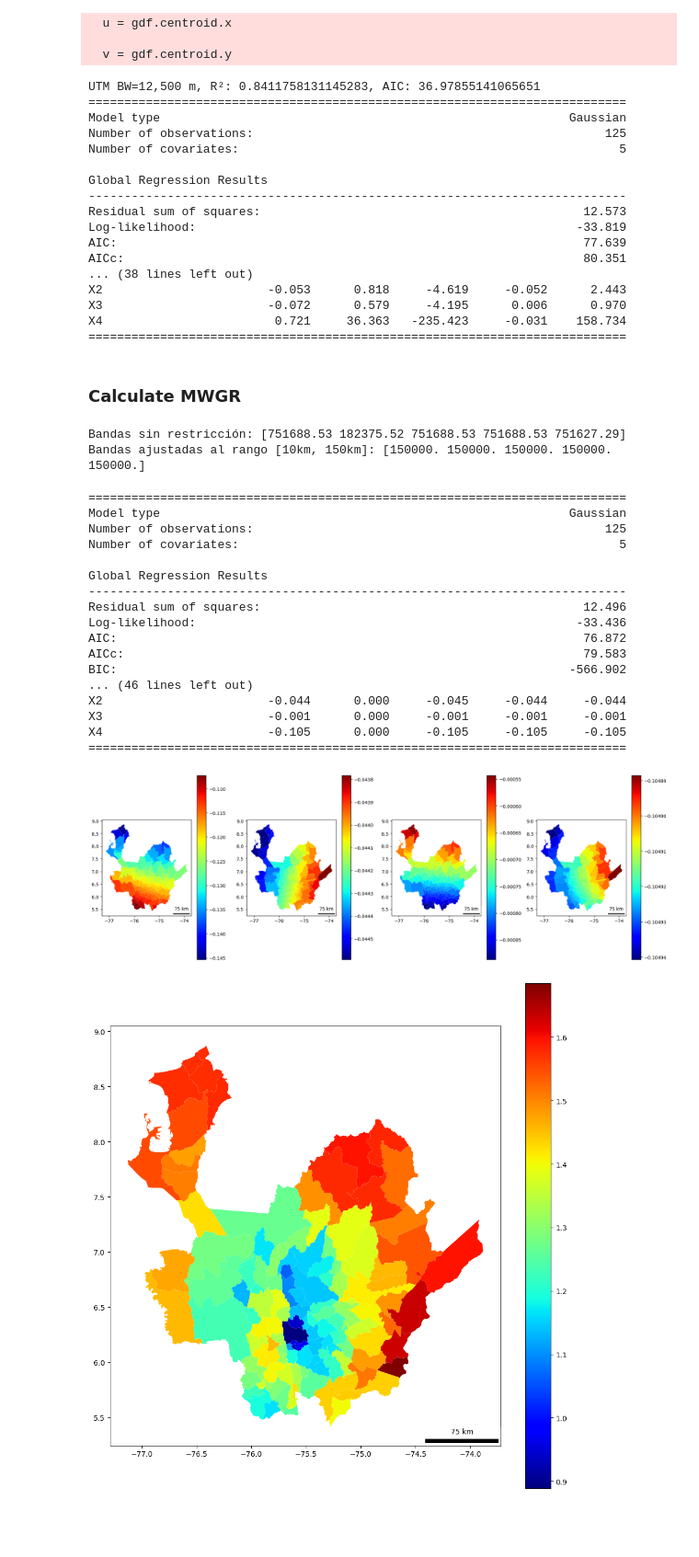
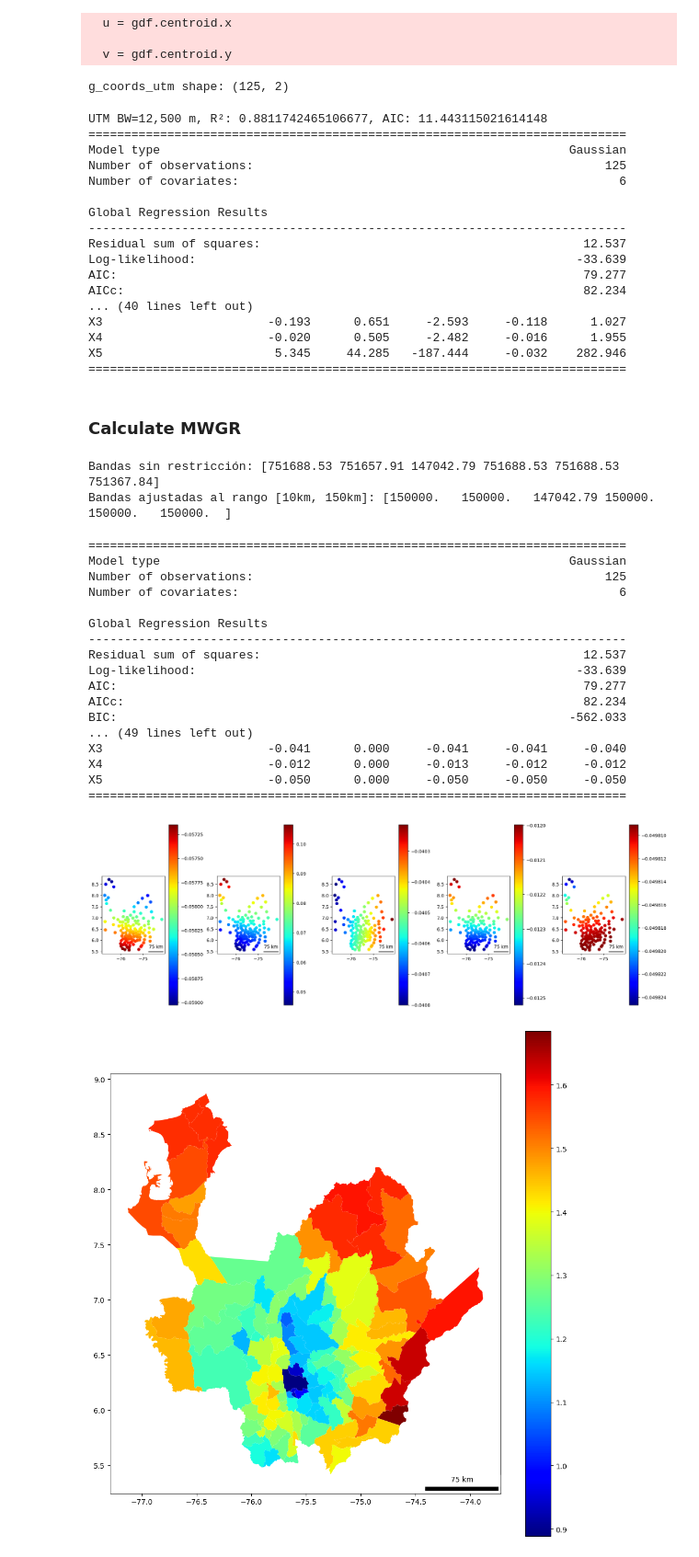
Before and after one commit to algarciach/AnalisisGeoespacial, a Jupyter notebook: Covid19_book/_build/jupyter_execute/07_GWR.ipynb, the cells around one changed output. Shown at 92% size. Drawn from its saved outputs; the diff is of its cells as text; code cells hidden in the pictures; blank space fills up the shorter version.

```diff
--- a/Covid19_book/_build/jupyter_execute/07_GWR.ipynb
+++ b/Covid19_book/_build/jupyter_execute/07_GWR.ipynb
@@ -29,32 +29,43 @@ g_coords = list(zip(u, v))
   v = gdf.centroid.y
 # %%
 
-variables = ["altitud", "humedad_relativa", "urbanizacion", "densidad"]
+variables = ["altitud", "temperatura", "humedad_relativa", "urbanizacion", "densidad"]
 scaler = StandardScaler()
 X_scaled = scaler.fit_transform(gdf[variables])
 g_X_num = np.column_stack((np.ones(125), X_scaled))
+# %%
+g_coords = np.array(g_coords)
+gdf = gpd.GeoDataFrame(
+    geometry=gpd.points_from_xy(g_coords[:, 0], g_coords[:, 1]),
+    crs="EPSG:4326"
+)
+gdf = gdf.to_crs("EPSG:32618")
+g_coords_utm = np.array([[p.x, p.y] for p in gdf.geometry])
+print("g_coords_utm shape:", g_coords_utm.shape)
+# %% [output]
+g_coords_utm shape: (125, 2)
 # %%
 
 model = GWR(g_coords_utm, g_y, g_X_num, bw=12500, fixed=True, kernel='gaussian').fit()
 print(f"UTM BW=12,500 m, R²: {model.R2}, AIC: {model.aic}")
 model.summary()
 # %% [output]
-UTM BW=12,500 m, R²: 0.8411758131145283, AIC: 36.97855141065651
+UTM BW=12,500 m, R²: 0.8811742465106677, AIC: 11.443115021614148
 ===========================================================================
 Model type                                                         Gaussian
 Number of observations:                                                 125
-Number of covariates:                                                     5
+Number of covariates:                                                     6
 
 Global Regression Results
 ---------------------------------------------------------------------------
-Residual sum of squares:                                             12.573
-Log-likelihood:                                                     -33.819
-AIC:                                                                 77.639
-AICc:                                                                80.351
-... (38 lines left out)
-X2                       -0.053      0.818     -4.619     -0.052      2.443
-X3                       -0.072      0.579     -4.195      0.006      0.970
-X4                        0.721     36.363   -235.423     -0.031    158.734
+Residual sum of squares:                                             12.537
+Log-likelihood:                                                     -33.639
+AIC:                                                                 79.277
+AICc:                                                                82.234
+... (40 lines left out)
+X3                       -0.193      0.651     -2.593     -0.118      1.027
+X4                       -0.020      0.505     -2.482     -0.016      1.955
+X5                        5.345     44.285   -187.444     -0.032    282.946
 ===========================================================================
 # %% [markdown]
 ### Calculate MWGR
@@ -65,14 +76,14 @@ raw_bw = selector.search(criterion='AICc')
 print("Bandas sin restricción:", raw_bw)
 
 # Forzar límites de 10 km (10,000 m) a 150 km (150,000 m)
-bw_min = 10_000
-bw_max = 150_000
+bw_min = 10000
+bw_max = 150000
 
 bw_clipped = np.clip(raw_bw, bw_min, bw_max)
 print("Bandas ajustadas al rango [10km, 150km]:", bw_clipped)
 # %% [output]
-Bandas sin restricción: [751688.53 182375.52 751688.53 751688.53 751627.29]
-Bandas ajustadas al rango [10km, 150km]: [150000. 150000. 150000. 150000. 150000.]
+Bandas sin restricción: [751688.53 751657.91 147042.79 751688.53 751688.53 751367.84]
+Bandas ajustadas al rango [10km, 150km]: [150000.   150000.   147042.79 150000.   150000.   150000.  ]
 # %%
 model = MGWR(
     g_coords_utm,
@@ -86,39 +97,39 @@ model.summary()
 ===========================================================================
 Model type                                                         Gaussian
 Number of observations:                                                 125
-Number of covariates:                                                     5
+Number of covariates:                                                     6
 
 Global Regression Results
 ---------------------------------------------------------------------------
-Residual sum of squares:                                             12.496
-Log-likelihood:                                                     -33.436
-AIC:                                                                 76.872
-AICc:                                                                79.583
-BIC:                                                               -566.902
-... (46 lines left out)
-X2                       -0.044      0.000     -0.045     -0.044     -0.044
-X3                       -0.001      0.000     -0.001     -0.001     -0.001
-X4                       -0.105      0.000     -0.105     -0.105     -0.105
+Residual sum of squares:                                             12.537
+Log-likelihood:                                                     -33.639
+AIC:                                                                 79.277
+AICc:                                                                82.234
+BIC:                                                               -562.033
+... (49 lines left out)
+X3                       -0.041      0.000     -0.041     -0.041     -0.040
+X4                       -0.012      0.000     -0.013     -0.012     -0.012
+X5                       -0.050      0.000     -0.050     -0.050     -0.050
 ===========================================================================
 # %%
 local_params = model.params
 
-param_names = ["altitud", "humedad_relativa", "urbanizacion", "densidad"]
-fig, axes = plt.subplots(1, 4, figsize=(18, 6))
+param_names = ["altitud", "temperatura", "humedad_relativa", "urbanizacion", "densidad"]
+fig, axes = plt.subplots(1, 5, figsize=(18, 6))
 
 data_clean = gdf.to_crs(epsg=4326)
 
 for i, param_name in enumerate(param_names):
     ax = axes[i]
     data_clean[f'coef_{param_name}'] = local_params[:, i+1]
     data_clean.plot(column=f'coef_{param_name}', ax=ax, cmap=plt.cm.jet, legend=True)
     scalebar = ScaleBar(111319.49079327357, "m", location='lower right', scale_loc='top', length_fraction=0.25, font_properties={"size": 10})
     ax.add_artist(scalebar)
 
 plt.tight_layout()
 plt.show()
 # %% [output]
-[figure, old version]
+[figure, new version]
 # %%
 fig, ax = plt.subplots(figsize=(10, 10))
 data_clean['fitted'] = model.predy
```
Also changed, not shown: 20 other files.
